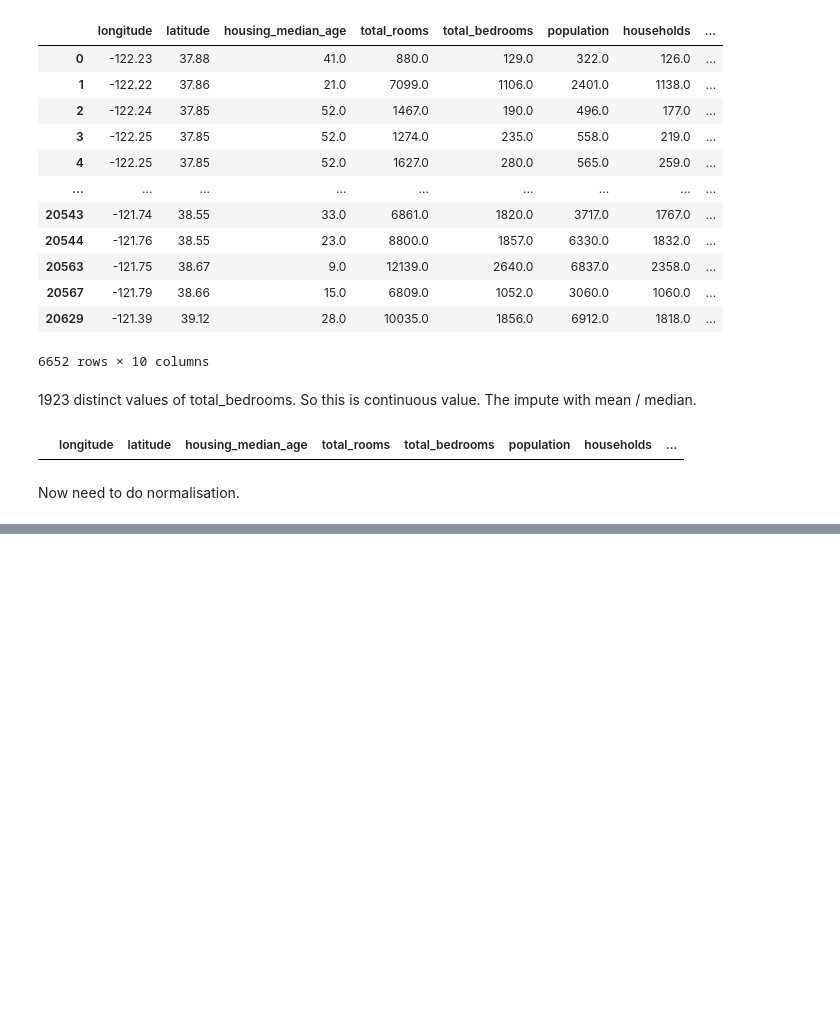
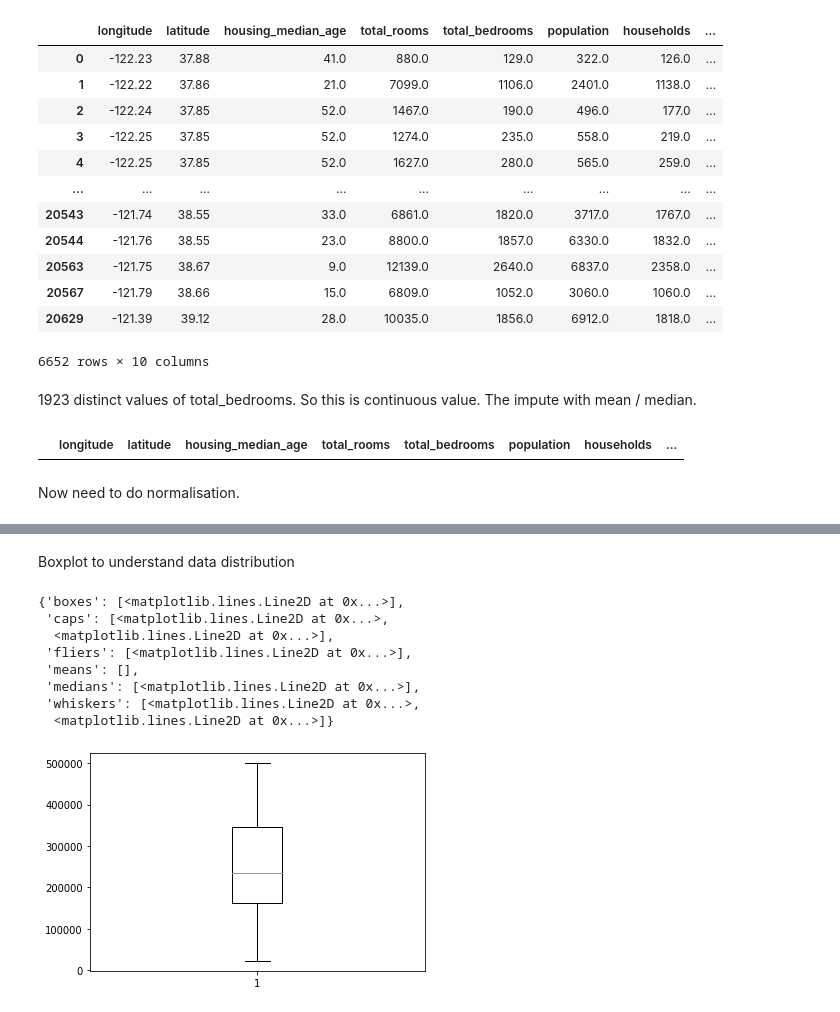
Before and after one commit to arindamdeyofficial/houseprediction, a Jupyter notebook: houseprediction.ipynb, the cells around one changed output, grey strips where cells are left out. Saved outputs shown, nothing was run; the diff lists cells and outputs as text; code cells hidden in the pictures; blank space fills up the shorter version.

```diff
--- a/houseprediction.ipynb
+++ b/houseprediction.ipynb
@@ -134,0 +127,2 @@ Now need to do normalisation.
+# %%
+dNearbay = df.loc[df['ocean_proximity'] == 'NEAR BAY']
@@ -134,0 +157,17 @@ Now need to do normalisation.
+# %% [markdown]
+Boxplot to understand data distribution
+# %%
+import matplotlib.pyplot as plt
+#fig = plt.figure(figsize =(10, 7))
+#ax = fig.add_axes([0, 0, 1, 1])
+plt.boxplot(dNearbay['median_house_value'])
+# %% [output]
+{'boxes': [<matplotlib.lines.Line2D at 0x...>],
+ 'caps': [<matplotlib.lines.Line2D at 0x...>,
+  <matplotlib.lines.Line2D at 0x...>],
+ 'fliers': [<matplotlib.lines.Line2D at 0x...>],
+ 'means': [],
+ 'medians': [<matplotlib.lines.Line2D at 0x...>],
+ 'whiskers': [<matplotlib.lines.Line2D at 0x...>,
+  <matplotlib.lines.Line2D at 0x...>]}
+[figure, added]
```
Also changed, not shown: parts of 17 cells of this notebook.
